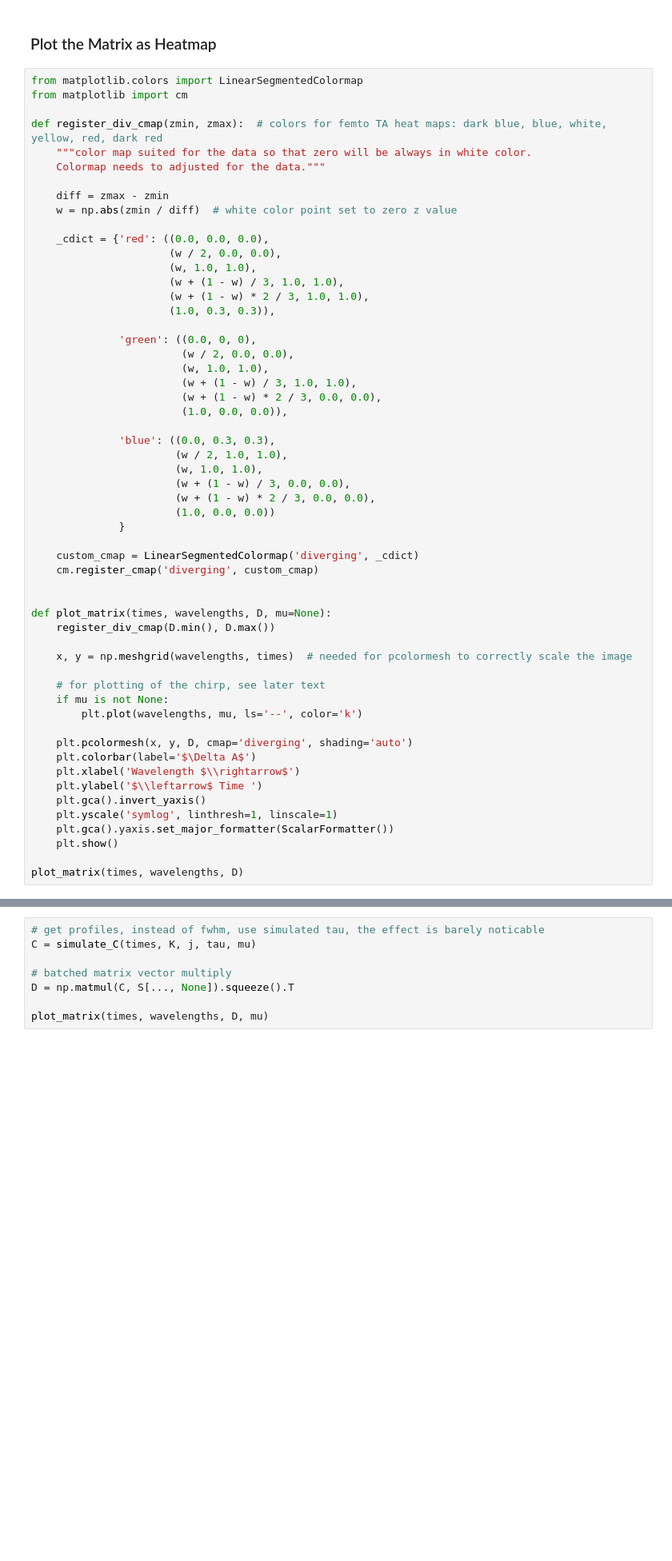
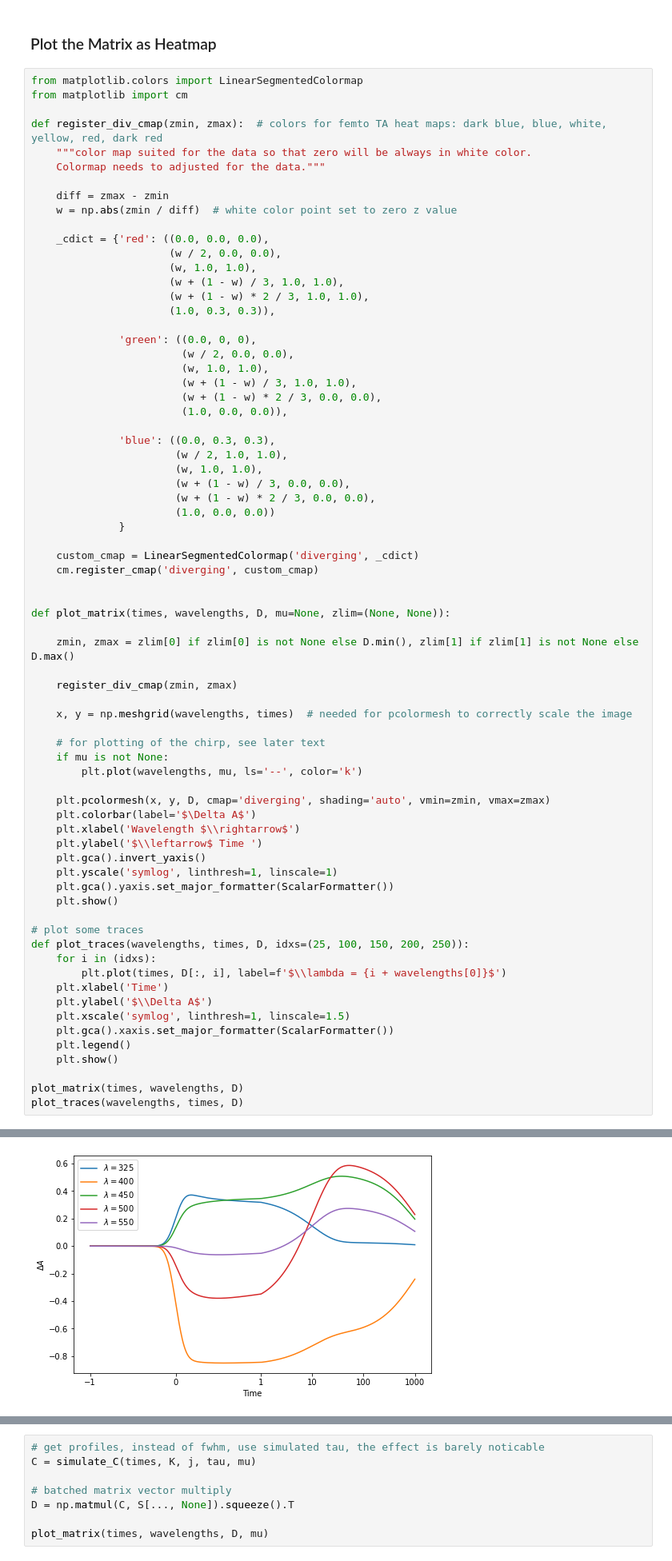
Before and after one commit to dmadea/Jupyter-Tutorials, a Jupyter notebook: Femto + LDM/Femto tutorial.ipynb, the cells around one changed output, grey strips where cells are left out. Shown at 80% size. Cells and saved outputs as stored; diff of their text form; blank space fills up the shorter version.

```diff
--- a/Femto + LDM/Femto tutorial.ipynb
+++ b/Femto + LDM/Femto tutorial.ipynb
@@ -326,36 +326,52 @@ def register_div_cmap(zmin, zmax):  # colors for femto TA heat maps: dark blue,
               'blue': ((0.0, 0.3, 0.3),
                        (w / 2, 1.0, 1.0),
                        (w, 1.0, 1.0),
                        (w + (1 - w) / 3, 0.0, 0.0),
                        (w + (1 - w) * 2 / 3, 0.0, 0.0),
                        (1.0, 0.0, 0.0))
               }
 
     custom_cmap = LinearSegmentedColormap('diverging', _cdict)
     cm.register_cmap('diverging', custom_cmap)
 
 
-def plot_matrix(times, wavelengths, D, mu=None):
-    register_div_cmap(D.min(), D.max())
+def plot_matrix(times, wavelengths, D, mu=None, zlim=(None, None)):
+
+    zmin, zmax = zlim[0] if zlim[0] is not None else D.min(), zlim[1] if zlim[1] is not None else D.max()
+
+    register_div_cmap(zmin, zmax)
 
     x, y = np.meshgrid(wavelengths, times)  # needed for pcolormesh to correctly scale the image
 
     # for plotting of the chirp, see later text
     if mu is not None:
         plt.plot(wavelengths, mu, ls='--', color='k')
 
-    plt.pcolormesh(x, y, D, cmap='diverging', shading='auto')
+    plt.pcolormesh(x, y, D, cmap='diverging', shading='auto', vmin=zmin, vmax=zmax)
     plt.colorbar(label='$\Delta A$')
     plt.xlabel('Wavelength $\\rightarrow$')
     plt.ylabel('$\\leftarrow$ Time ')
     plt.gca().invert_yaxis()
     plt.yscale('symlog', linthresh=1, linscale=1)
     plt.gca().yaxis.set_major_formatter(ScalarFormatter())
     plt.show()
 
+# plot some traces
+def plot_traces(wavelengths, times, D, idxs=(25, 100, 150, 200, 250)):
+    for i in (idxs):
+        plt.plot(times, D[:, i], label=f'$\\lambda = {i + wavelengths[0]}$')
+    plt.xlabel('Time')
+    plt.ylabel('$\\Delta A$')
+    plt.xscale('symlog', linthresh=1, linscale=1.5)
+    plt.gca().xaxis.set_major_formatter(ScalarFormatter())
+    plt.legend()
+    plt.show()
+
 plot_matrix(times, wavelengths, D)
+plot_traces(wavelengths, times, D)
 # %% [output]
 [figure]
+[figure, added]
 # %% [markdown]
 ## Addition of Chirp (Group Velocity Dispersion)
 
```
Also changed, not shown: parts of 41 cells of this notebook.
